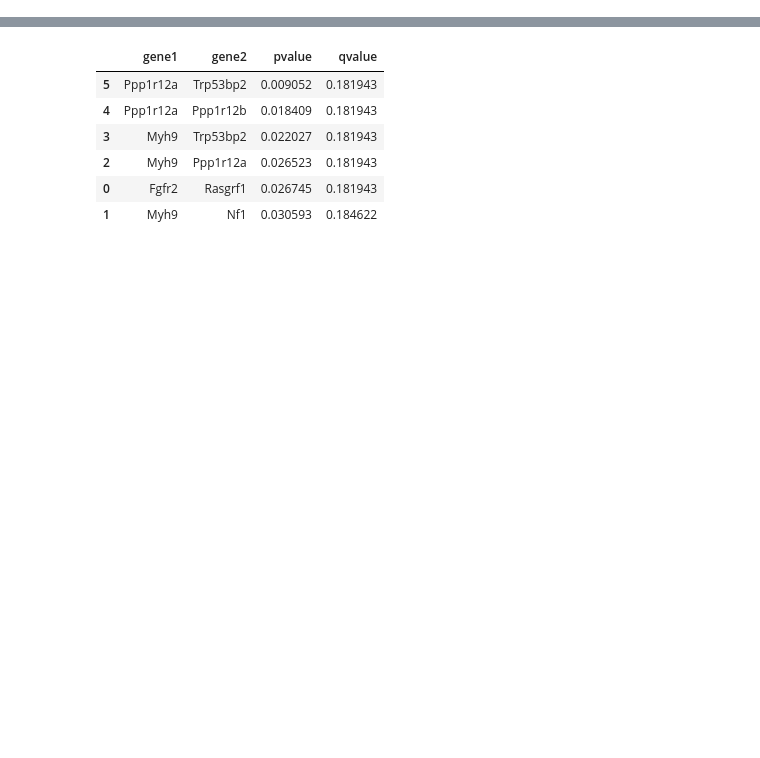
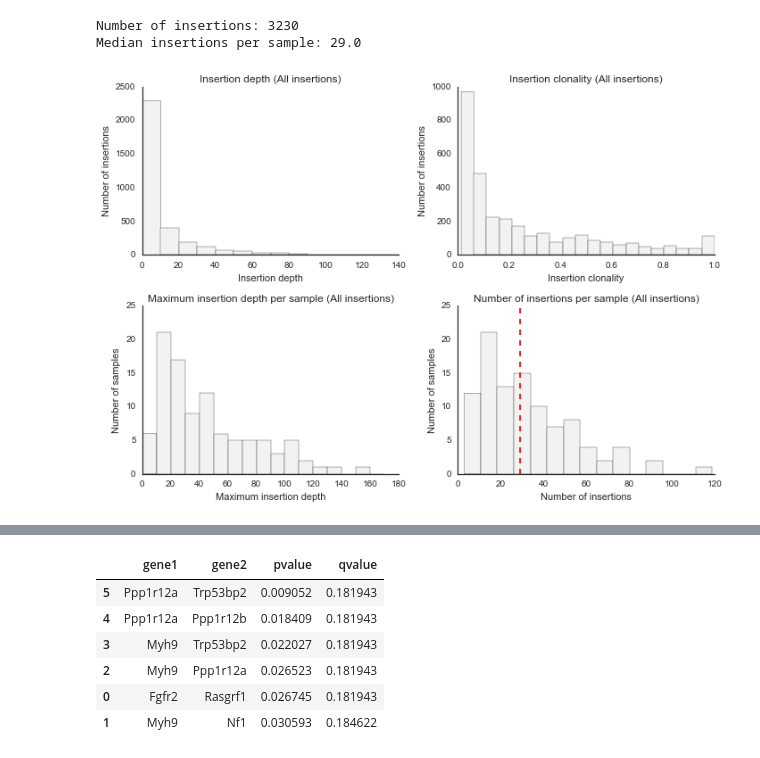
Before and after one commit to jrderuiter/ilc-sb-screen, a Jupyter notebook: notebooks/3. Insertion analyses.ipynb, the cells around one changed output, grey strips where cells are left out. Drawn from its saved outputs; the diff is of its cells as text; code cells hidden in the pictures; blank space fills up the shorter version.

```diff
--- a/notebooks/3. Insertion analyses.ipynb
+++ b/notebooks/3. Insertion analyses.ipynb
@@ -525,0 +34,44 @@ result_sign
+# %%
+def _read_insertions(file_path, samples=None):
+
+    insertions = (pd.read_csv(file_path, sep='\t')
+                    .pipe(nb_ins.annotate_with_clonality))
+
+    if samples is None:
+        samples = insertions['sample'].nunique()
+
+    insertions['sample'] = pd.Categorical(
+        insertions['sample'], categories=samples)
+
+    return insertions
+
+
+# Read sample overview and insertions.
+samples = (pd.read_csv('../data/raw/sb/samples.txt', sep='\t')
+             .query('include_shearsplink == True'))
+
+insertions = _read_insertions('../data/processed/sb/shear_splink/all/'
+                              'insertions.txt', samples=samples['sample'])
+
+# Print some basic statistics.
+print('Number of insertions: {}'.format(insertions['id'].nunique()))
+print('Median insertions per sample: {}'.format(
+        insertions.groupby('sample')['id'].nunique().median()))
+
+# Plot stats.
+fig, _ = nb_ins.plot_insertion_stats(
+    insertions, suffix=' (All insertions)',
+    fig_kws={'figsize': (10, 7)}, color=(0.95, 0.95, 0.95))
+
+# Plot again for paper.
+with sns.plotting_context('paper', font_scale=0.7):
+    fig, _ = nb_ins.plot_insertion_stats(
+        insertions, fig_kws=dict(figsize=(6, 4)),
+        color=(0.95, 0.95, 0.95), suffix=' (All insertions)')
+
+fig.savefig('../reports/supplemental/figures/fig_s3_ins_stats.pdf', bbox_inches='tight')
+plt.close(fig)
+# %% [output]
+Number of insertions: 3230
+Median insertions per sample: 29.0
+[figure, added]
```
Also changed, not shown: parts of 67 cells of this notebook, 8 other files.
